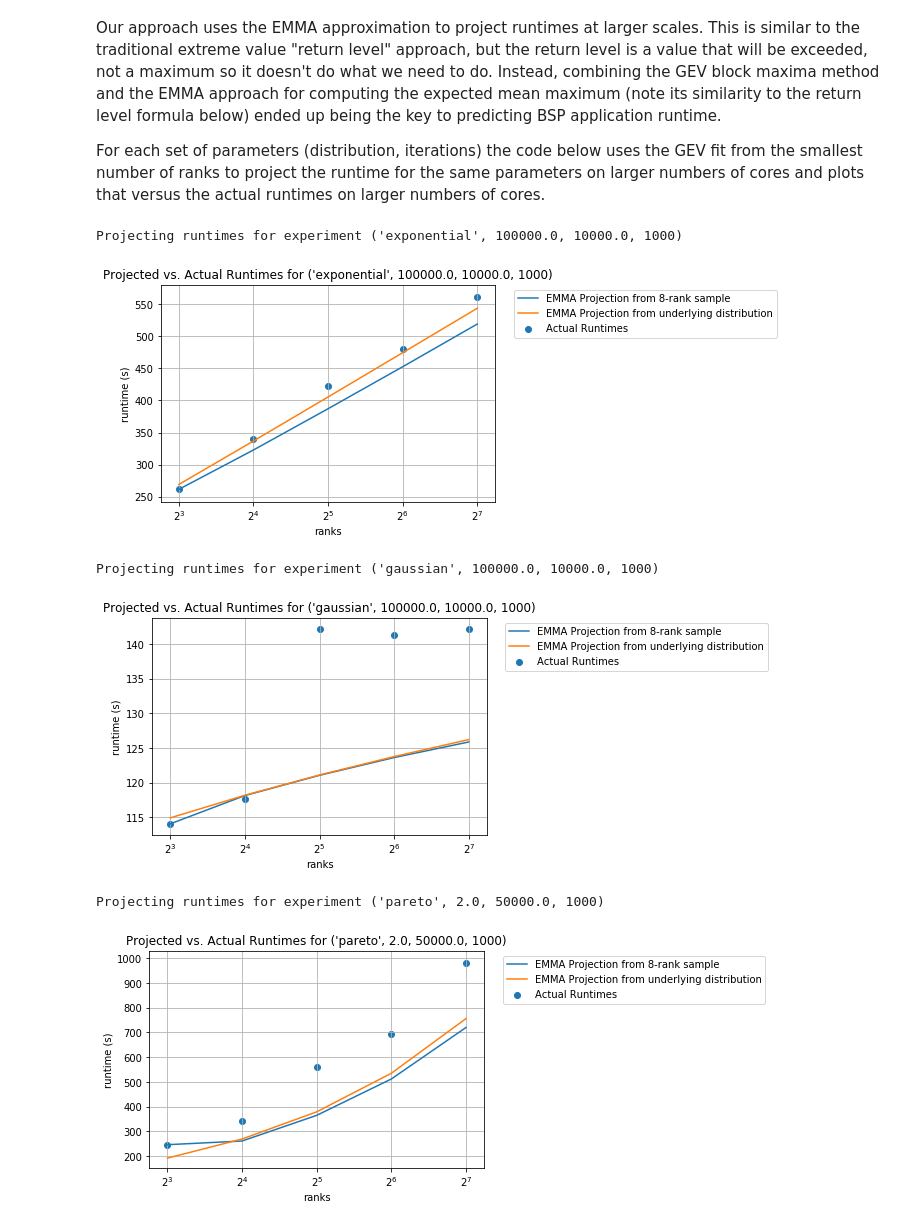
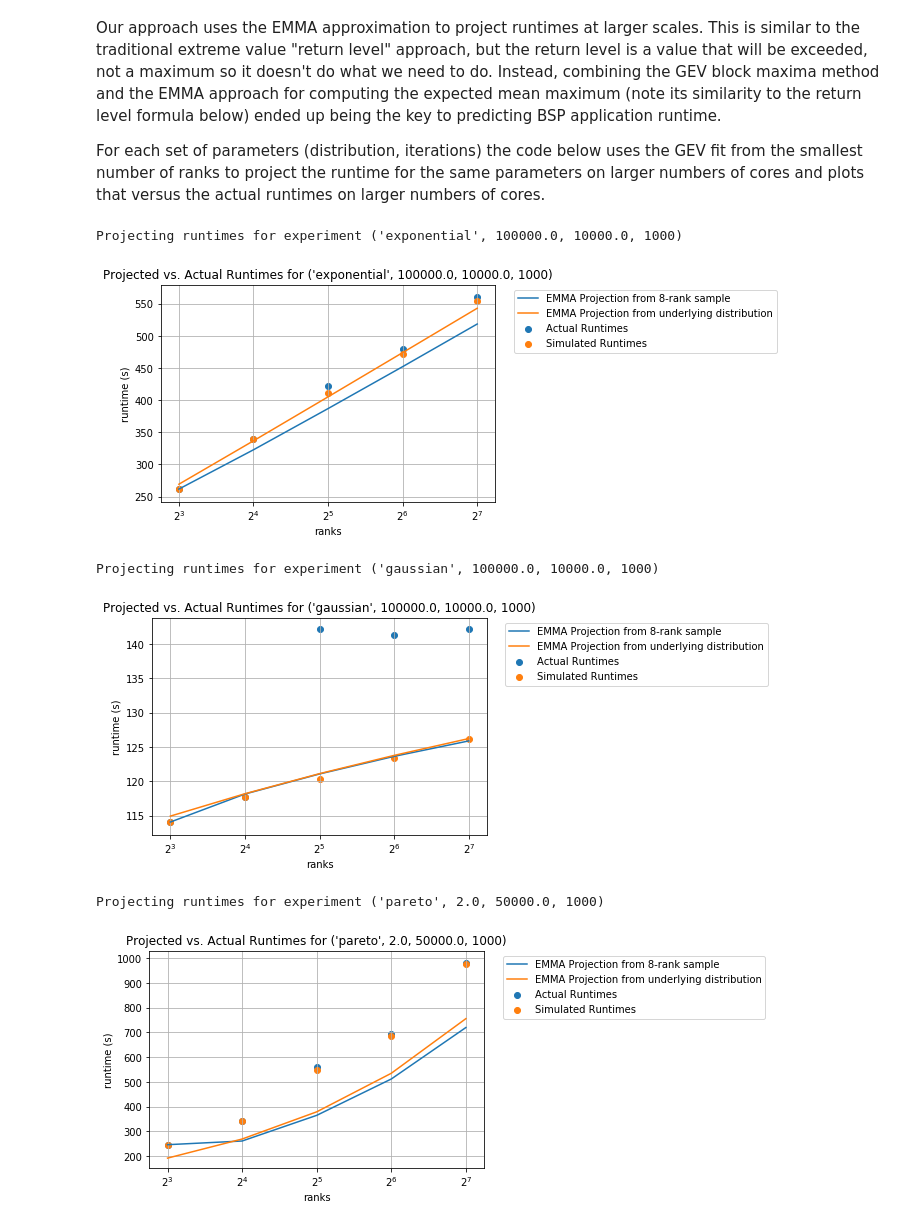
Before and after one commit to qwofford/popperized, a Jupyter notebook: pipelines/data_generator/validate/interval-analysis.ipynb, the cells around one changed output. Cells and saved outputs as stored; diff of their text form; code cells hidden in the pictures.

```diff
--- a/pipelines/data_generator/validate/interval-analysis.ipynb
+++ b/pipelines/data_generator/validate/interval-analysis.ipynb
@@ -59,7 +61,7 @@ distmap = { 'gaussian':{'name':'norm', 'dist':stats.norm, 'translate': lambda a,
 # For each experiment we're processing:
 for frame in rankdata.groupby(['uniq_id']):
 # First test that the the parallel random number generator in the
-# data generator by looking at the running expected waits
+# data generator by looking at the running expected waits across all of the ranks
 
     # Get the distribution that the data generator used and translate GSL
     # parameterization to scipy parameterization
@@ -67,10 +69,11 @@ for frame in rankdata.groupby(['uniq_id']):
     scipydist = distmap[distribution]['name']
     a = frame[1]['a'].iloc[0]
     b = frame[1]['b'].iloc[0]
-    iterations = frame[1]['iteration'].max()
+    iterations = frame[1]['iteration'].max() + 1
     params = distmap[distribution]['translate'](a, b)
+    ranks = frame[1]['rank'].max() + 1
 
-    print('Experiment {0}: {1} a: {2} b: {3} iterations: {4}'.format(frame[0], distribution, a, b, iterations))
+    print('Experiment {0}: {1} a: {2} b: {3} ranks: {4} iterations: {5}'.format(frame[0], distribution, a, b, ranks, iterations))
     # First, are the full set of samples distributed as per requested
     # the requested distribution, or is the data generator doing something
     # that's skewing the data? For example, the data generator cuts off sleep times
@@ -187,9 +190,13 @@ expdata = expdata.drop(['iteration', 'actual_interval_max', 'expected_interval_m
 
 # Compute the runtime of the experiment and the GEV parameters of the expected interval
 # lengths
-expdata['runtime'] =\
+expdata['actual_runtime'] =\
     expdata.apply(lambda row: iterdata[iterdata['uniq_id'] \
                                        == row.uniq_id].actual_interval_max.sum(),
+                  axis = 1)
+expdata['simulated_runtime'] =\
+    expdata.apply(lambda row: iterdata[iterdata['uniq_id'] \
+                                       == row.uniq_id].expected_interval_max.sum(),
                   axis = 1)
 expdata['expected_gev'] = \
     expdata.apply(lambda row: pwm_params(iterdata[iterdata['uniq_id'] \
@@ -209,7 +216,8 @@ for frame in iterdata.groupby('uniq_id'):
     b = frame[1]['b'].iloc[0]
     iterations = frame[1]['iterations'].iloc[0]
     params = distmap[distribution]['translate'](a, b)
-    print('Experiment {0}: {1} a: {2} b: {3} iterations: {4}'.format(frame[0], distribution, a, b, iterations))
+    ranks = frame[1]['ranks'].iloc[0]
+    print('Experiment {0}: {1} a: {2} b: {3} ranks: {4} iterations: {5}'.format(frame[0], distribution, a, b, ranks, iterations))
 
     if (pvalue < confidence):
         print('    ERROR: Rejecting NULL Hypothesis that expected interval lengths',
@@ -250,17 +258,19 @@ expdata['actual_gev'] = \
 
 # Next check how well each fits of the expected data in question. We intentionall
 # don't do a goodness of fit of the actuals here
-for frame in iterdata.groupby('uniq_id'):
+for frame in iterdata.groupby('uniq_id', sort=False):
     distribution=frame[1]['distribution'].iloc[0]
     a = frame[1]['a'].iloc[0]
     b = frame[1]['b'].iloc[0]
     iterations = frame[1]['iterations'].iloc[0]
+    ranks = frame[1]['ranks'].iloc[0]
 
     # Many of our analysis assume actual maximums should be distributed as per an extreme
     # value distribution, but there could be cases this isn't true. Check.
-    print('Experiment {0}: {1} a: {2} b: {3} iterations: {4}'.format(frame[0], distribution, a, b, iterations))
+    print('Experiment {0}: {1} a: {2} b: {3} ranks: {4} iterations: {5}'.format(frame[0], distribution, a, b, ranks, iterations))
     aparam = expdata[expdata['uniq_id'] == frame[0]].actual_gev.array[0]
-    statistic, pvalue = stats.kstest(frame[1].expected_interval_max, 'genextreme', args = aparam)
+    eparam = expdata[expdata['uniq_id'] == frame[0]].expected_gev.array[0]
+    statistic, pvalue = stats.kstest(frame[1].actual_interval_max, 'genextreme', args = aparam)
     if (pvalue < confidence):
         print('    WARNING: Rejecting null hypothesis that actual interval lengths fit\n',
               '       GEV {0} (p={1:.6f} < {2})'.format(aparam, pvalue, confidence))
@@ -268,12 +278,14 @@ for frame in iterdata.groupby('uniq_id'):
         print('    Actual interval lengths come from GEV {0}\n'.format(aparam),
               '      (p={0:.6f} > {1})'.format(pvalue, confidence))
 
-    # We may have gotten different parameters for hte fits of the samples, but check statistically
+    # We may have gotten different parameters for the fits of the samples, but check statistically
     # if they'er plausibly come from the same distribution as the expected maxima?
     (statistic, pvalue) = stats.ks_2samp(frame[1].expected_interval_max, frame[1].actual_interval_max)
     if (pvalue < confidence):
         print('    WARNING: Rejecting null hypothesis that expected maxes come from same distribution\n',
               '       as actual maxes (p={0:.6f} < {1})'.format(pvalue, confidence))
+        print('        Expected GEV: {}'.format(eparam))
+        print('        Fitted GEV: {}'.format(aparam))
     else:
         print('    Actual and expected interval lengths come from same distribution\n',
               '       (p={0:.6f} > {1})'.format(pvalue, confidence))
@@ -325,38 +347,42 @@ def project_runtimes(exp, row, fig, ax):
         rank = row['ranks']*(2**i)
         ranks.append(rank)
         runtime_sample_emma.append(emma(gevdist, 2**i)*iterations/1000000)
         runtime_original_emma.append(emma(odist, rank)*iterations/1000000)
 
     # Plot the projections.
     ax.plot(ranks, runtime_sample_emma, label='EMMA Projection from {0}-rank sample'.format(ranks[0]))
     ax.plot(ranks, runtime_original_emma, label='EMMA Projection from underlying distribution')
 
     ax.set_xscale('log', basex=2)
     ax.set(xlabel='ranks', ylabel='runtime (s)', xticks=ranks,
            title='Projected vs. Actual Runtimes for {0}'.format(exp))
 
 # For each set of distributions and parameters, project runtimes from smallest
 # experiment and plot larger experiments versus this projection
 for frame in expdata.groupby(['distribution', 'a', 'b', 'iterations']):
     exps = frame[1].sort_values(['ranks']).reset_index(drop=True)
     print('Projecting runtimes for experiment {0}'.format(frame[0]))
 
     fig, ax = plt.subplots()
-    runtimes = []
+    actual_runtimes = []
+    simulated_runtimes = []
     sizes = []
     for iter, row in exps.iterrows():
         sizes.append(row['ranks'])
-        runtimes.append(row['runtime']/1000000)
+        actual_runtimes.append(row['actual_runtime']/1000000)
+        simulated_runtimes.append(row['simulated_runtime']/1000000)
         if iter == 0:
             project_runtimes(frame[0], row, fig, ax)
-    ax.scatter(sizes, runtimes, label='Actual Runtimes')
+
+    ax.scatter(sizes, actual_runtimes, label='Actual Runtimes')
+    ax.scatter(sizes, simulated_runtimes, label='Simulated Runtimes')
     ax.grid()
     plt.legend(bbox_to_anchor=(1.04,1), loc="upper left")
     plt.show()
 # %% [output]
 Projecting runtimes for experiment ('exponential', 100000.0, 10000.0, 1000)
-[figure, old version]
+[figure, new version]
 Projecting runtimes for experiment ('gaussian', 100000.0, 10000.0, 1000)
-[figure, old version]
+[figure, new version]
 Projecting runtimes for experiment ('pareto', 2.0, 50000.0, 1000)
-[figure, old version]
+[figure, new version]
```
Also changed, not shown: parts of 5 cells of this notebook.
